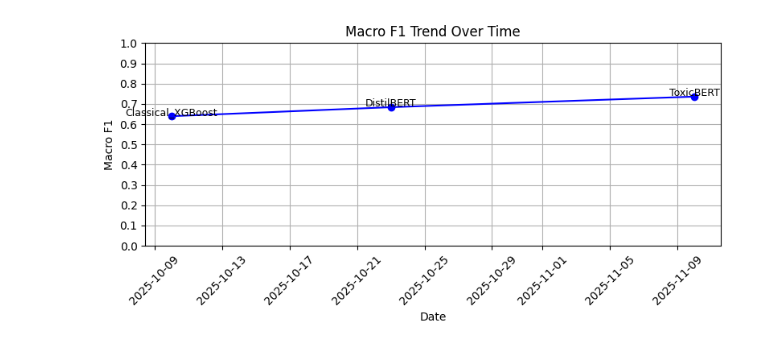
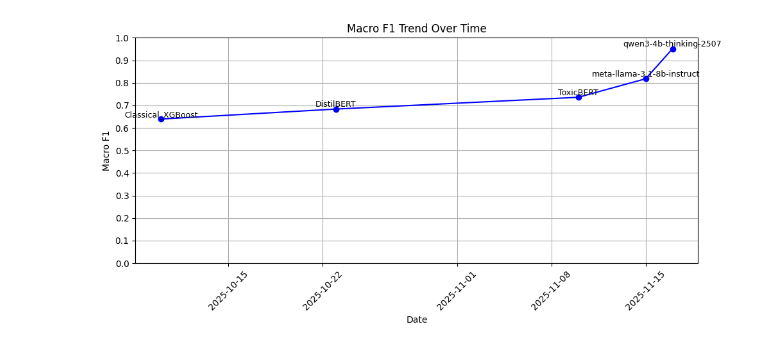
Before and after one commit to ismiljanic/SyntaxBase-moderation-microservice, a Jupyter notebook: notebooks/06_metrics_analysis.ipynb, the cells around one changed output. Drawn from its saved outputs; the diff is of its cells as text; code cells hidden in the pictures.

Commit message:
Update notebooks:
- Add new 04_model_comparison.ipynb notebook to compare models across all phases (1-3)
- Update 06_metrics_analysis.ipynb notebook to display large language models

```diff
--- a/notebooks/06_metrics_analysis.ipynb
+++ b/notebooks/06_metrics_analysis.ipynb
@@ -1,9 +1,10 @@
 # %%
 import matplotlib.pyplot as plt
 import matplotlib.dates as mdates
+import matplotlib.ticker as ticker
 import pandas as pd
-import matplotlib.ticker as ticker
 
+# Existing classical/transformer phases
 phases = [
     {
         "phase": "phase1_classical",
@@ -22,26 +23,39 @@ phases = [
         "date": "2025-11-10",
         "model": "ToxicBERT",
         "macro_f1": 0.7359447534294354
+    },
+    # Add LLM phases
+    {
+        "phase": "phase3_llm_llama3",
+        "date": "2025-11-15",
+        "model": "meta-llama-3.1-8b-instruct",
+        "macro_f1": 0.8178831641946396
+    },
+    {
+        "phase": "phase3_llm_qwen3",
+        "date": "2025-11-17",
+        "model": "qwen3-4b-thinking-2507",
+        "macro_f1": 0.9511678981937602
     }
 ]
 
+# Convert to DataFrame
 df_trend = pd.DataFrame(phases)
-
 df_trend["date"] = pd.to_datetime(df_trend["date"])
 
+# Optional: save CSV
 trend_file = "../results/metrics/macro_f1_trend_over_time.csv"
 df_trend.to_csv(trend_file, index=False)
-
 print(f"Macro F1 trend CSV saved at {trend_file}")
 print(df_trend)
 
-df_trend["date"] = pd.to_datetime(df_trend["date"])
-
-plt.figure(figsize=(8,4))
+# Plot
+plt.figure(figsize=(10,5))
 plt.plot(df_trend["date"], df_trend["macro_f1"], marker="o", color="blue")
 
+# Add model names above points
 for i, row in df_trend.iterrows():
-    plt.text(row["date"], row["macro_f1"] + 0.005, row["model"], ha="center", fontsize=9)
+    plt.text(row["date"], row["macro_f1"] + 0.01, row["model"], ha="center", fontsize=9)
 
 plt.title("Macro F1 Trend Over Time")
 plt.xlabel("Date")
@@ -64 +80 @@ Macro F1 trend CSV saved at ../results/metrics/macro_f1_trend_over_time.csv
-[figure, old version]
+[figure, new version]
```
Also changed, not shown: parts of 1 cell of this notebook, 1 other file.
